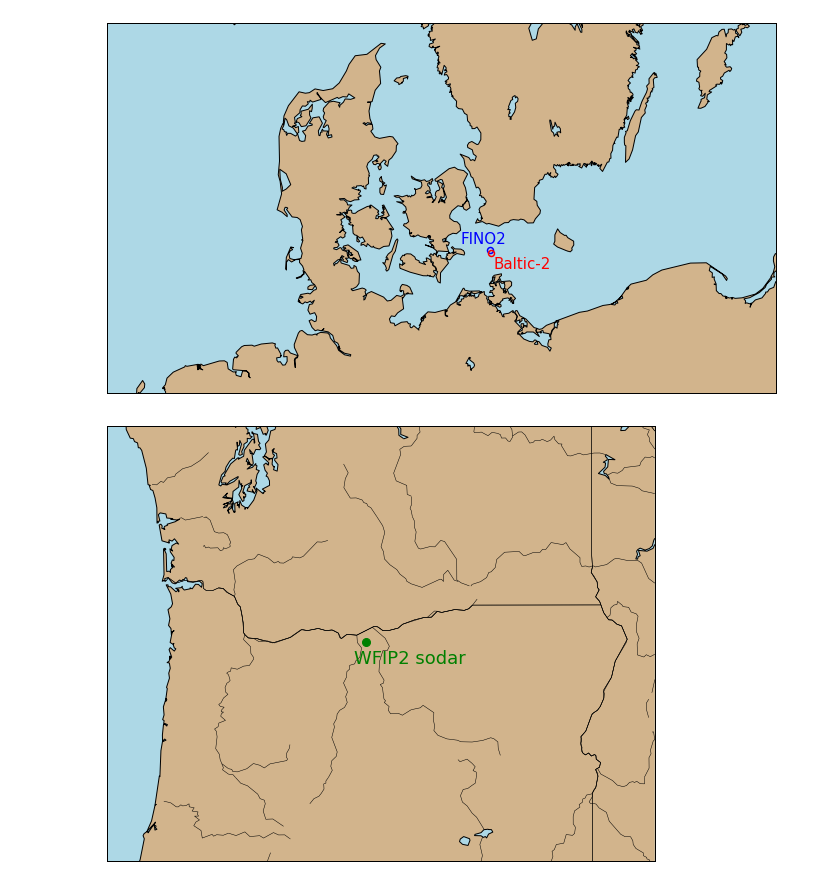
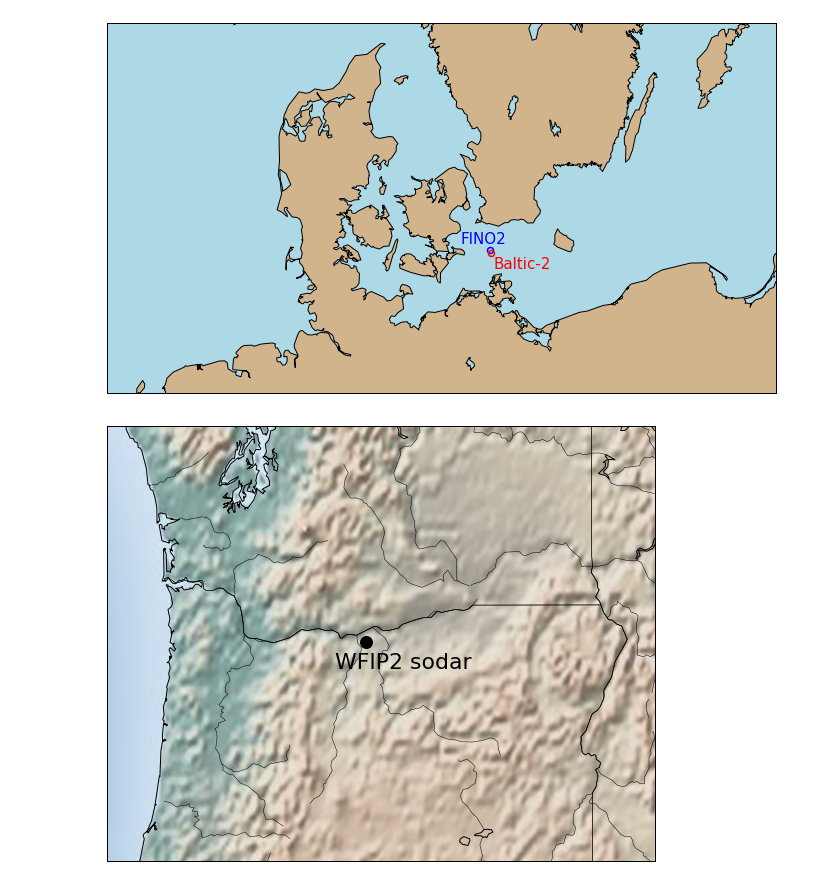
Before and after one commit to joejoeyjoseph/i-validate, a Jupyter notebook: notebooks/z_plot_baltic2_layout.ipynb, the cells around one changed output. Saved outputs shown, nothing was run; the diff lists cells and outputs as text; code cells hidden in the pictures.

```diff
--- a/notebooks/z_plot_baltic2_layout.ipynb
+++ b/notebooks/z_plot_baltic2_layout.ipynb
@@ -68,24 +68,26 @@ plt.show()
 # %%
 fig = plt.figure(num=None, figsize=(12, 8))
 m = Basemap(projection='merc',
             llcrnrlat=43, urcrnrlat=48, llcrnrlon=-125, urcrnrlon=-116,
             resolution='i')
 m.drawcoastlines()
 m.drawrivers()
 m.drawstates()
-m.fillcontinents(color='tan',lake_color='lightblue')
+# m.fillcontinents(color='tan',lake_color='lightblue')
+# m.etopo(scale=1, alpha=0.5)
+m.shadedrelief(scale=2)
 
 m.drawmapboundary(fill_color='lightblue')
 
 x, y = m(wfip2sodar_lon, wfip2sodar_lat)
-plt.plot(x, y, 'og', markersize=8)
+plt.plot(x, y, 'ok', markersize=12)
 
-xt, yt = m(wfip2sodar_lon-0.2, wfip2sodar_lat-0.24)
-plt.text(xt, yt, 'WFIP2 sodar', c='g', fontsize=18)
+xt, yt = m(wfip2sodar_lon-0.5, wfip2sodar_lat-0.3)
+plt.text(xt, yt, 'WFIP2 sodar', c='k', fontsize=22)
 
 plt.show()
 # %% [output]
-[figure, old version]
+[figure, new version]
 # %%
 fig = plt.figure(num=None, figsize=(12, 8))
 m = Basemap(projection='merc',
```
Also changed, not shown: parts of 3 cells of this notebook.
